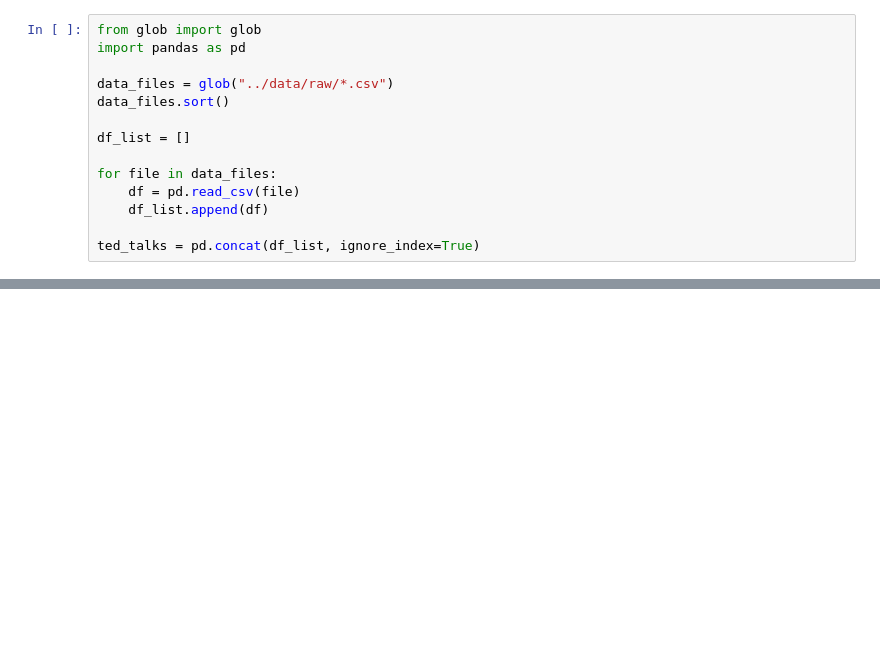
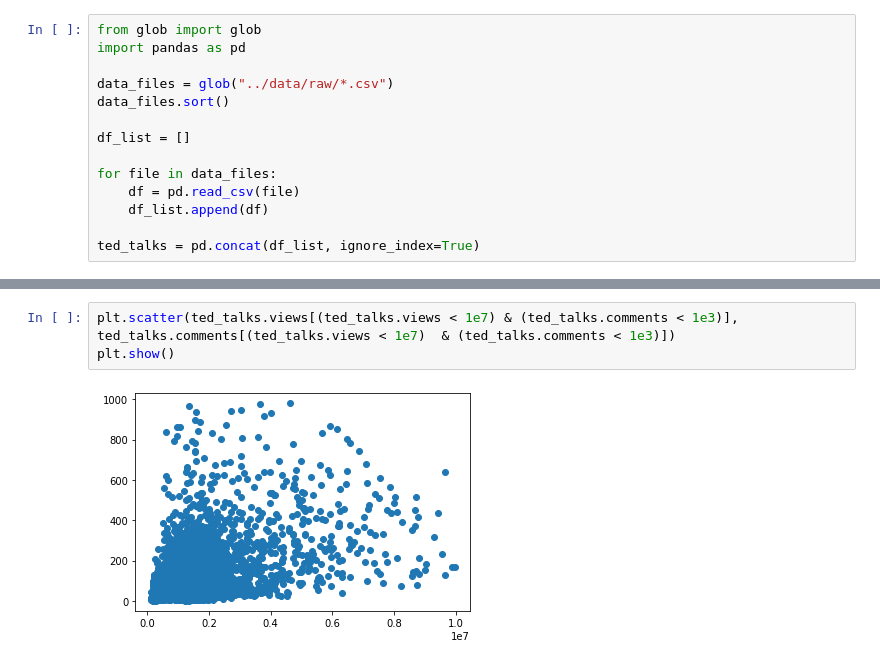
Before and after one commit to VictorTaillieu/TED-talks-analysis, a Jupyter notebook: notebooks/preprocessing.ipynb, the cells around one changed output, grey strips where cells are left out. Cells and saved outputs as stored; diff of their text form; blank space fills up the shorter version.

```diff
--- a/notebooks/preprocessing.ipynb
+++ b/notebooks/preprocessing.ipynb
@@ -45,0 +267,5 @@ ted_talks.describe()
+# %%
+plt.scatter(ted_talks.views[(ted_talks.views < 1e7) & (ted_talks.comments < 1e3)], ted_talks.comments[(ted_talks.views < 1e7)  & (ted_talks.comments < 1e3)])
+plt.show()
+# %% [output]
+[figure, added]
```
Also changed, not shown: parts of 35 cells of this notebook, 1 other file.
